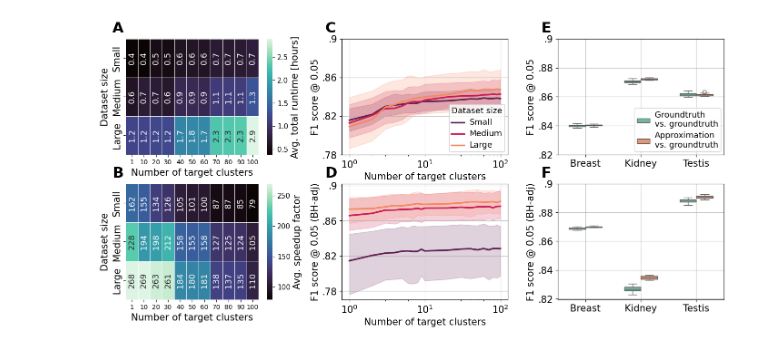
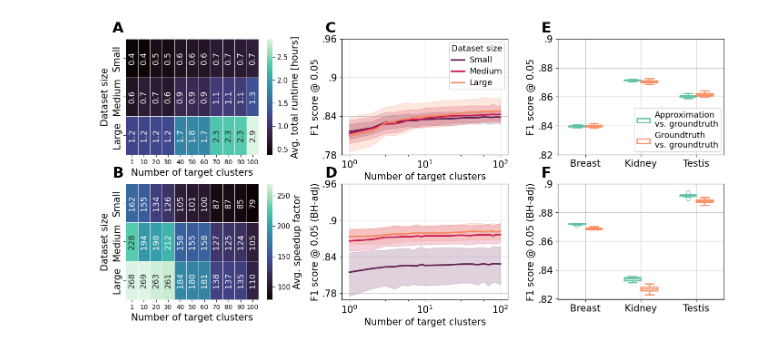
Before and after one commit to bionetslab/SignifiKANTE_Results, a Jupyter notebook: scripts/plotting/plot_best_results.ipynb, the cells around one changed output. Drawn from its saved outputs; the diff is of its cells as text; code cells hidden in the pictures.

```diff
--- a/scripts/plotting/plot_best_results.ipynb
+++ b/scripts/plotting/plot_best_results.ipynb
@@ -41,0 +20,5 @@ total_df['mode'] = total_df['mode'].replace({'approx': r"Approximate \nvs. groun
+# %%
+var_df = pd.read_csv("../../results/random_gt_variation_grnboost_results.csv")
+type_col = ["approx"] + ["gt"]*9
+var_df["type"] = type_col*30
+print(var_df)
@@ -90,14 +88,14 @@ def plot_random_target_results(results_path : str):
     line1.legend(title='Dataset size')
     axs['C'].set_xlabel('Number of target clusters', fontsize=label_fontsize)
     axs['C'].set_ylabel('F1 score @ 0.05', fontsize=label_fontsize)
-    axs['C'].set_yticks([0.78, 0.82, 0.86, 0.9])
+    axs['C'].set_yticks([0.78, 0.84, 0.9, 0.96])
     axs['C'].tick_params(axis='x', labelsize=label_fontsize)
     axs['C'].tick_params(axis='y', labelsize=label_fontsize)
     formatter = FuncFormatter(format_ticks)
     axs['C'].yaxis.set_major_formatter(formatter)
     axs['C'].grid(True, alpha=0.8)
     axs['C'].set_xscale('log')
-    sns.move_legend(axs['C'], "lower right")#, bbox_to_anchor=(1.3, -0.38))
+    sns.move_legend(axs['C'], "upper right")#, bbox_to_anchor=(1.3, -0.38))
     plt.setp(axs['C'].get_legend().get_texts(), fontsize=label_fontsize-2)
     plt.setp(axs['C'].get_legend().get_title(), fontsize=label_fontsize-2)
 
@@ -117,7 +115,7 @@ def plot_random_target_results(results_path : str):
     #axs['B'].set_title('Significance Level of 0.01', fontsize=label_fontsize)
     axs['D'].set_xlabel('Number of target clusters', fontsize=label_fontsize)
     axs['D'].set_ylabel('F1 score @ 0.05 (BH-adj)', fontsize=label_fontsize)
-    axs['D'].set_yticks([0.78, 0.82, 0.86, 0.9])
+    axs['D'].set_yticks([0.78, 0.84, 0.9, 0.96])
     axs['D'].tick_params(axis='x', labelsize=label_fontsize)
     axs['D'].tick_params(axis='y', labelsize=label_fontsize)
     formatter = FuncFormatter(format_ticks)
@@ -220,7 +218,7 @@ def plot_random_target_results(results_path : str):
     axs['B'].tick_params(axis='y', labelsize=label_fontsize)
     #axs['B'].set_aspect(aspect=2.3)
 
-    sns.boxplot(data=total_df, x='tissue', y='f1_005', hue="mode", ax=axs['E'], palette="Set2", width=0.6)
+    sns.boxplot(data=var_df, x='tissue', y='f1_005', hue="type", ax=axs['E'], palette="Set2", width=0.6, fill=False, linewidth=2)
     axs['E'].set_xlabel('', fontsize=label_fontsize)
     axs['E'].set_ylabel('F1 score @ 0.05', fontsize=label_fontsize)
     axs['E'].set_yticks([0.82, 0.84, 0.86, 0.88, 0.9])
@@ -233,8 +231,8 @@ def plot_random_target_results(results_path : str):
 
     # Change the legend labels
     new_labels = [
+        'Approximation\nvs. groundtruth',
         'Groundtruth\nvs. groundtruth',
-        'Approximation\nvs. groundtruth',
     ]
 
     for text, new_label in zip(legend.get_texts(), new_labels):
@@ -247,38 +245,38 @@ def plot_random_target_results(results_path : str):
     bh_gt = pd.read_csv("../../results/groundtruth_variation_results_with_benjamini_hb.csv")
     bh_gt = bh_gt.sort_values(by='mode', ascending=False)
     bh_gt = bh_gt.sort_values(by='tissue', ascending=True)
-    sns.boxplot(data=bh_gt, x='tissue', y='f1', hue="mode", ax=axs['F'], palette="Set2", width=0.6)
+    sns.boxplot(data=var_df, x='tissue', y='f1_005_bh', hue="type", ax=axs['F'], palette="Set2", width=0.6, linewidth=2, fill=False)
     axs['F'].set_xlabel('', fontsize=label_fontsize)
     axs['F'].set_ylabel('F1 score @ 0.05 (BH-adj)', fontsize=label_fontsize)
     axs['F'].set_yticks([0.82, 0.84, 0.86, 0.88, 0.9])
     axs['F'].tick_params(axis='x', labelsize=label_fontsize)
     axs['F'].tick_params(axis='y', labelsize=label_fontsize)
     axs['F'].yaxis.set_major_formatter(FuncFormatter(format_ticks))
     axs['F'].grid(True, alpha=0.8)
 
     # Remove individual legends
     #axs['E'].legend_.remove()
     axs['F'].legend_.remove()
 
     labels = {'A': 'A', 'B': 'B', 'C': 'C', 'D': 'D', 'E':'E', 'F': 'F'}
 
     for key, label in labels.items():
         ax = axs[key]
         ax.text(
             -0.1, 1.15, label,  # x, y (in axes fraction coords)
             transform=ax.transAxes,
             fontsize=23,
             fontweight='bold',
             va='top',
             ha='left'
         )
 
     fig.tight_layout()
     fig.subplots_adjust(hspace=0.25, wspace=0.3)
     #plt.show()
-    plt.savefig("approximation_runtime_results_signifikante_smaller.pdf", format='pdf', bbox_inches='tight')
+    plt.savefig("approximation_runtime_results_signifikante_grnboost.pdf", format='pdf', bbox_inches='tight')
 
 results_path = "../../results/random_targets_wasserstein_all_tissues_with_samples.csv"
 plot_random_target_results(results_path)
 # %% [output]
-[figure, old version]
+[figure, new version]
```
Also changed, not shown: parts of 2 cells of this notebook, 15 other files.
